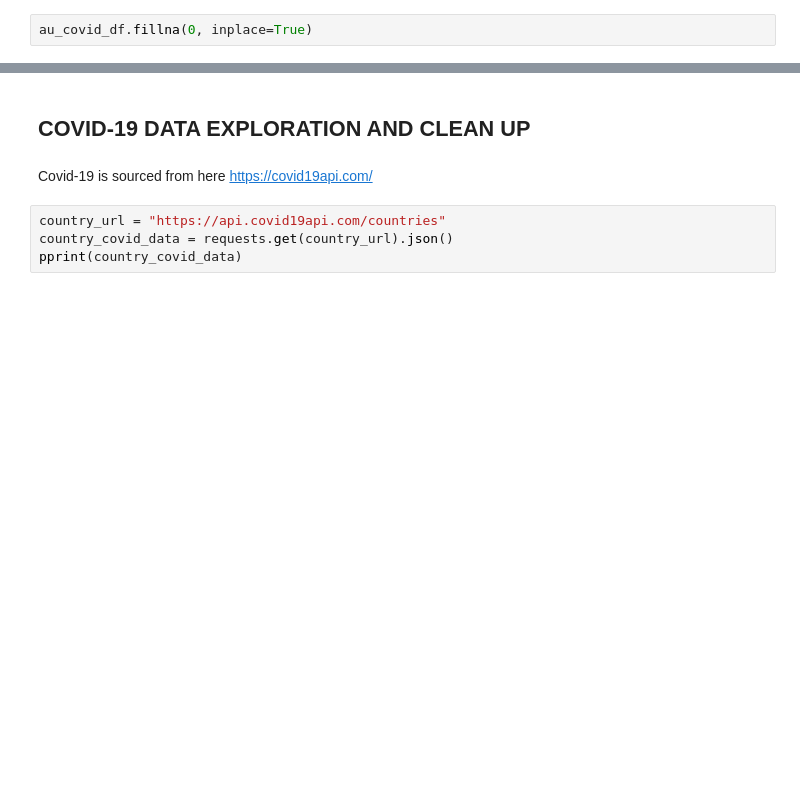
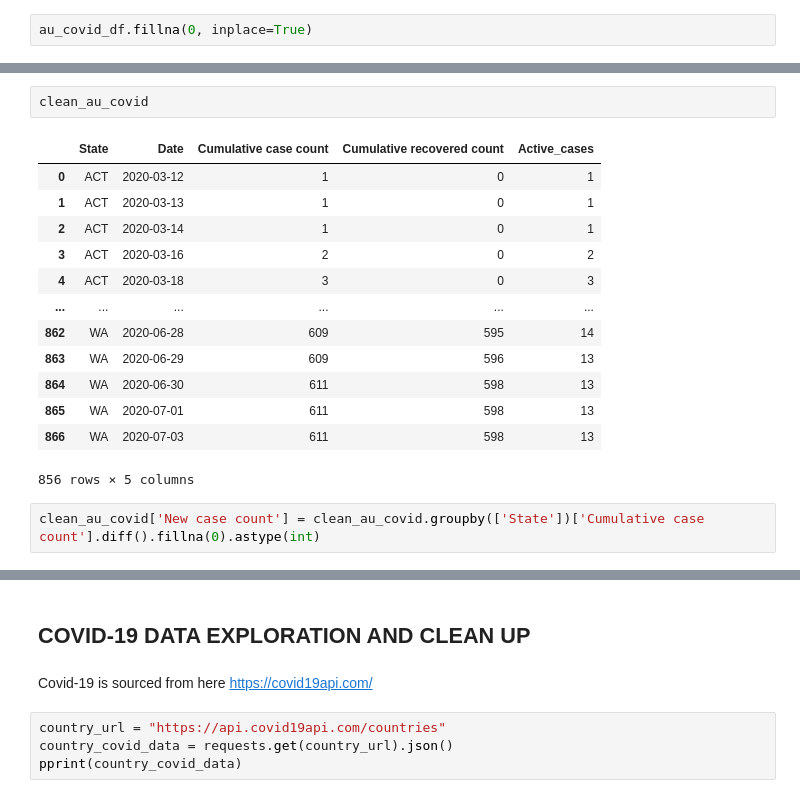
Before and after one commit to poojaisabelle/Project-One, a Jupyter notebook: data_exploration_cleanup_MASTER.ipynb, the cells around one changed output, grey strips where cells are left out. Drawn from its saved outputs; the diff is of its cells as text; blank space fills up the shorter version.

```diff
--- a/data_exploration_cleanup_MASTER.ipynb
+++ b/data_exploration_cleanup_MASTER.ipynb
@@ -354,0 +585,18 @@ final_au_covid.to_csv("au_covid_data.csv", index=False)
+# %%
+clean_au_covid
+# %% [output]
+|  | State | Date | Cumulative case count | Cumulative recovered count | Active_cases |
+| 0 | ACT | 2020-03-12 | 1 | 0 | 1 |
+| 1 | ACT | 2020-03-13 | 1 | 0 | 1 |
+| 2 | ACT | 2020-03-14 | 1 | 0 | 1 |
+| 3 | ACT | 2020-03-16 | 2 | 0 | 2 |
+| 4 | ACT | 2020-03-18 | 3 | 0 | 3 |
+| ... | ... | ... | ... | ... | ... |
+| 862 | WA | 2020-06-28 | 609 | 595 | 14 |
+| 863 | WA | 2020-06-29 | 609 | 596 | 13 |
+| 864 | WA | 2020-06-30 | 611 | 598 | 13 |
+| 865 | WA | 2020-07-01 | 611 | 598 | 13 |
+| 866 | WA | 2020-07-03 | 611 | 598 | 13 |
+856 rows × 5 columns
+# %%
+clean_au_covid['New case count'] = clean_au_covid.groupby(['State'])['Cumulative case count'].diff().fillna(0).astype(int)
```
Also changed, not shown: parts of 76 cells of this notebook.
